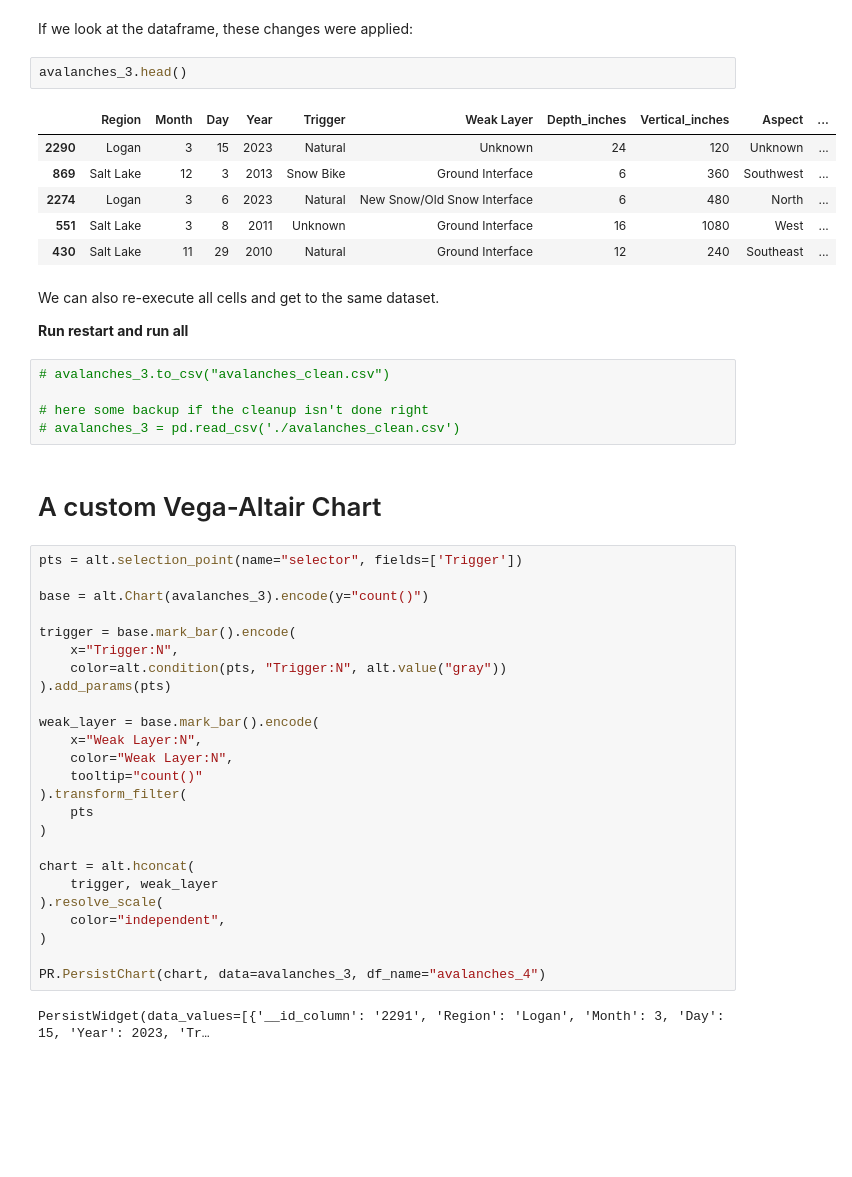
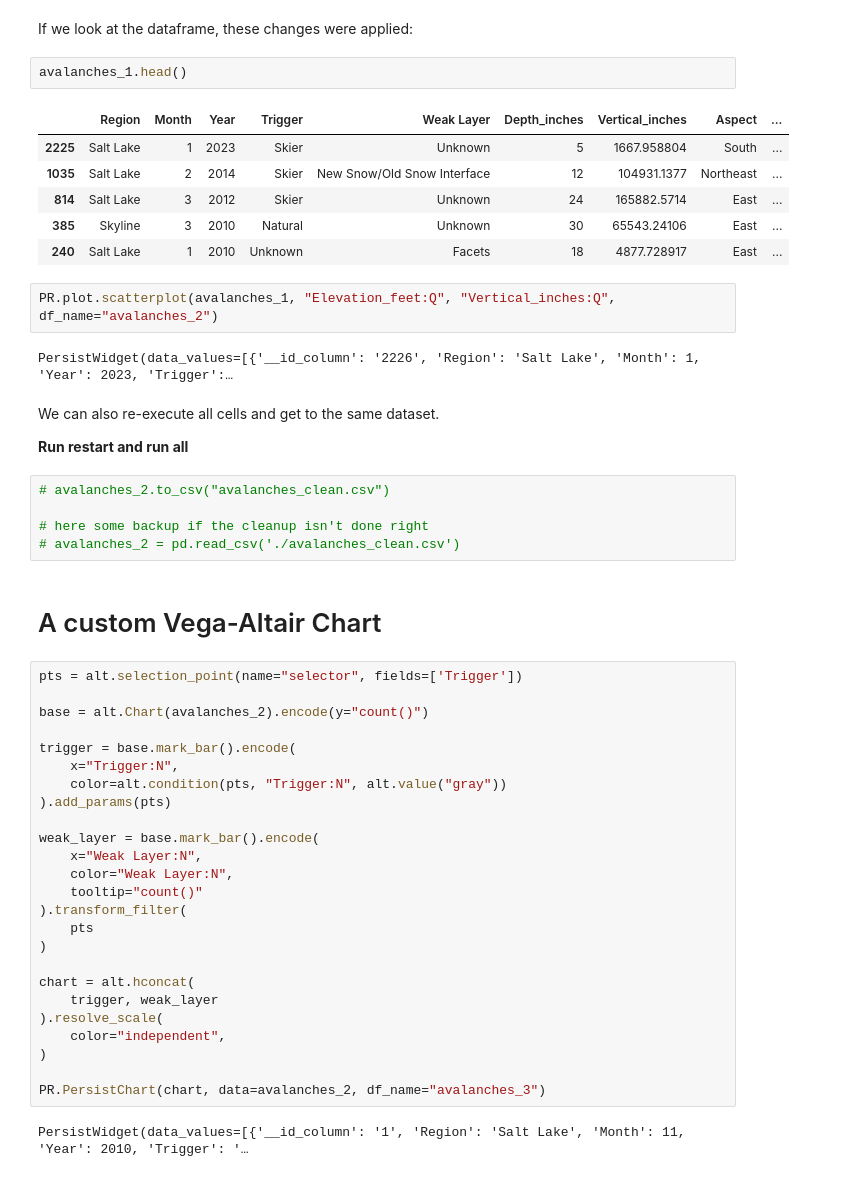
Before and after one commit to visdesignlab/persist_examples, a Jupyter notebook: EuroVis Demo.ipynb, the cells around one changed output. Cells and saved outputs as stored; diff of their text form; blank space fills up the shorter version.

```diff
--- a/EuroVis Demo.ipynb
+++ b/EuroVis Demo.ipynb
@@ -42,29 +27,33 @@ PersistWidget(data_values=[{'__id_column': '1', ';Region': 'Salt Lake', 'Month':
 # %% [markdown]
 If we look at the dataframe, these changes were applied:
 # %%
-avalanches_3.head()
+avalanches_1.head()
 # %% [output]
-|  | Region | Month | Day | Year | Trigger | Weak Layer | Depth_inches | Vertical_inches | Aspect | ... |
-| 2290 | Logan | 3 | 15 | 2023 | Natural | Unknown | 24 | 120 | Unknown | ... |
-| 869 | Salt Lake | 12 | 3 | 2013 | Snow Bike | Ground Interface | 6 | 360 | Southwest | ... |
-| 2274 | Logan | 3 | 6 | 2023 | Natural | New Snow/Old Snow Interface | 6 | 480 | North | ... |
-| 551 | Salt Lake | 3 | 8 | 2011 | Unknown | Ground Interface | 16 | 1080 | West | ... |
-| 430 | Salt Lake | 11 | 29 | 2010 | Natural | Ground Interface | 12 | 240 | Southeast | ... |
+|  | Region | Month | Year | Trigger | Weak Layer | Depth_inches | Vertical_inches | Aspect | ... |
+| 2225 | Salt Lake | 1 | 2023 | Skier | Unknown | 5 | 1667.958804 | South | ... |
+| 1035 | Salt Lake | 2 | 2014 | Skier | New Snow/Old Snow Interface | 12 | 104931.1377 | Northeast | ... |
+| 814 | Salt Lake | 3 | 2012 | Skier | Unknown | 24 | 165882.5714 | East | ... |
+| 385 | Skyline | 3 | 2010 | Natural | Unknown | 30 | 65543.24106 | East | ... |
+| 240 | Salt Lake | 1 | 2010 | Unknown | Facets | 18 | 4877.728917 | East | ... |
+# %%
+PR.plot.scatterplot(avalanches_1, "Elevation_feet:Q", "Vertical_inches:Q", df_name="avalanches_2")
+# %% [output]
+PersistWidget(data_values=[{'__id_column': '2226', 'Region': 'Salt Lake', 'Month': 1, 'Year': 2023, 'Trigger':…
 # %% [markdown]
 We can also re-execute all cells and get to the same dataset.
 
 **Run restart and run all**
 # %%
-# avalanches_3.to_csv("avalanches_clean.csv")
+# avalanches_2.to_csv("avalanches_clean.csv")
 
 # here some backup if the cleanup isn't done right
-# avalanches_3 = pd.read_csv('./avalanches_clean.csv')
+# avalanches_2 = pd.read_csv('./avalanches_clean.csv')
 # %% [markdown]
 # A custom Vega-Altair Chart
 # %%
 pts = alt.selection_point(name="selector", fields=['Trigger'])
 
-base = alt.Chart(avalanches_3).encode(y="count()")
+base = alt.Chart(avalanches_2).encode(y="count()")
 
 trigger = base.mark_bar().encode(
     x="Trigger:N",
@@ -85,9 +74,9 @@ chart = alt.hconcat(
     color="independent",
 )
 
-PR.PersistChart(chart, data=avalanches_3, df_name="avalanches_4")
+PR.PersistChart(chart, data=avalanches_2, df_name="avalanches_3")
 # %% [output]
-PersistWidget(data_values=[{'__id_column': '2291', 'Region': 'Logan', 'Month': 3, 'Day': 15, 'Year': 2023, 'Tr…
+PersistWidget(data_values=[{'__id_column': '1', 'Region': 'Salt Lake', 'Month': 11, 'Year': 2010, 'Trigger': '…
 # %%
 select = alt.selection_interval(name="selector", encodings=["x"])
 
```
Also changed, not shown: parts of 9 cells of this notebook, 2 other files.
